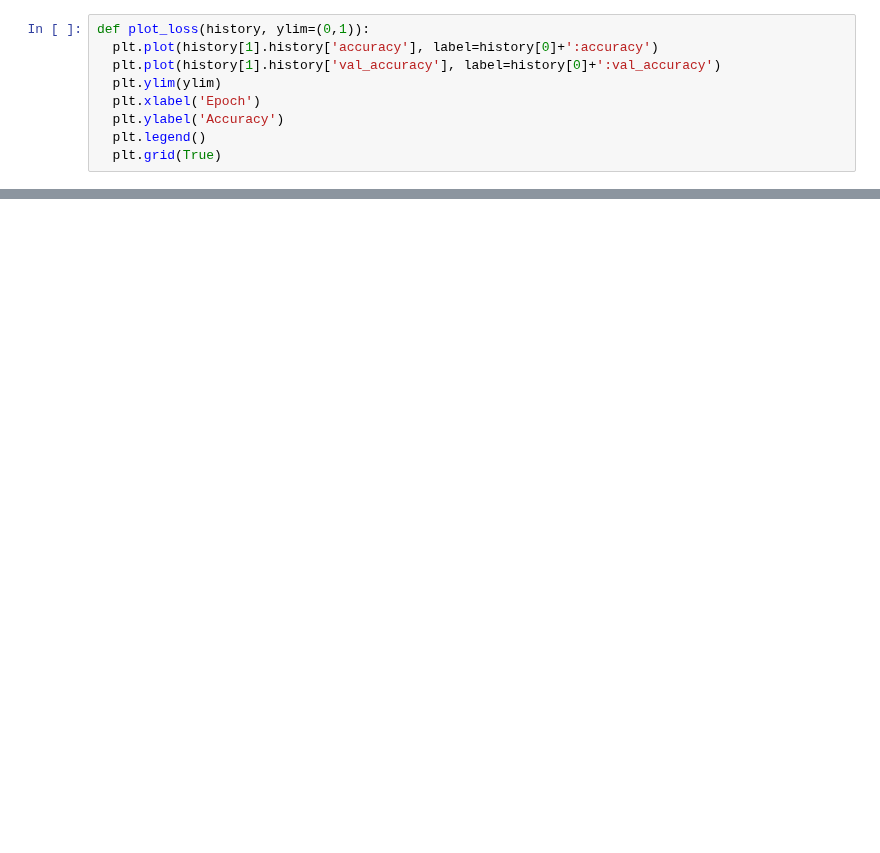
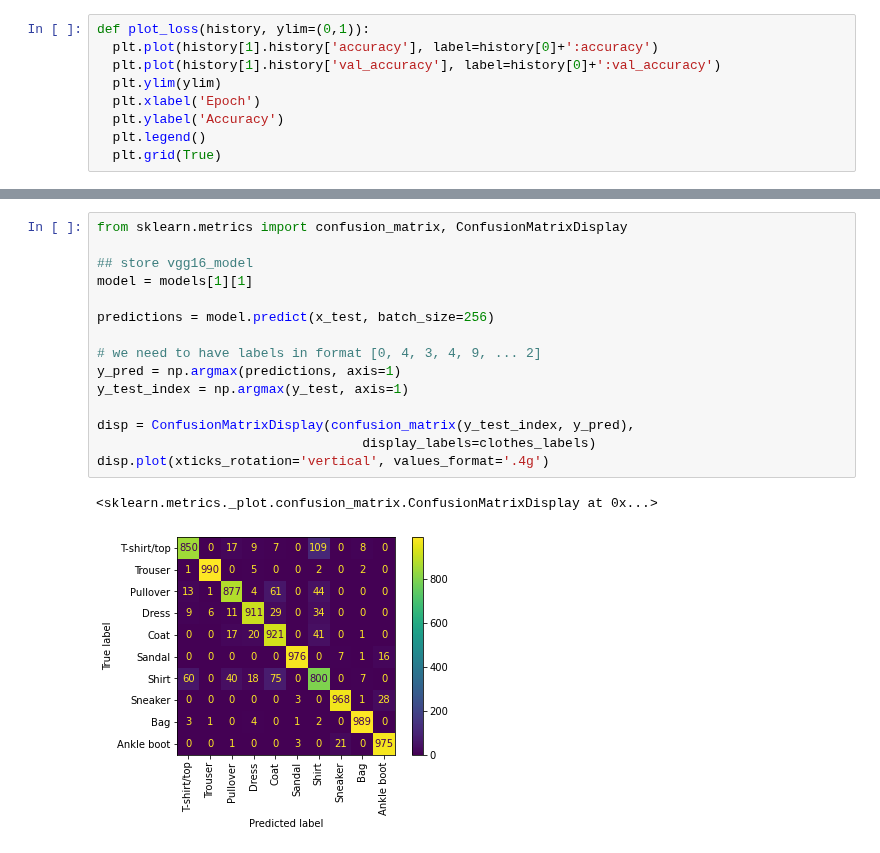
Before and after one commit to katarinagresova/M7DataSP_2020, a Jupyter notebook: assignment_03/mnist_fashion_keras.ipynb, the cells around one changed output, grey strips where cells are left out. Drawn from its saved outputs; the diff is of its cells as text; blank space fills up the shorter version.

Commit message:
Plotting confusion matrix

```diff
--- a/assignment_03/mnist_fashion_keras.ipynb
+++ b/assignment_03/mnist_fashion_keras.ipynb
@@ -207,0 +202,18 @@ for history in histories:
+# %%
+from sklearn.metrics import confusion_matrix, ConfusionMatrixDisplay
+
+## store vgg16_model
+model = models[1][1]
+
+predictions = model.predict(x_test, batch_size=256)
+
+# we need to have labels in format [0, 4, 3, 4, 9, ... 2]
+y_pred = np.argmax(predictions, axis=1)
+y_test_index = np.argmax(y_test, axis=1)
+
+disp = ConfusionMatrixDisplay(confusion_matrix(y_test_index, y_pred),
+                                  display_labels=clothes_labels)
+disp.plot(xticks_rotation='vertical', values_format='.4g')
+# %% [output]
+<sklearn.metrics._plot.confusion_matrix.ConfusionMatrixDisplay at 0x...>
+[figure, added]
```
Also changed, not shown: parts of 6 cells of this notebook.
